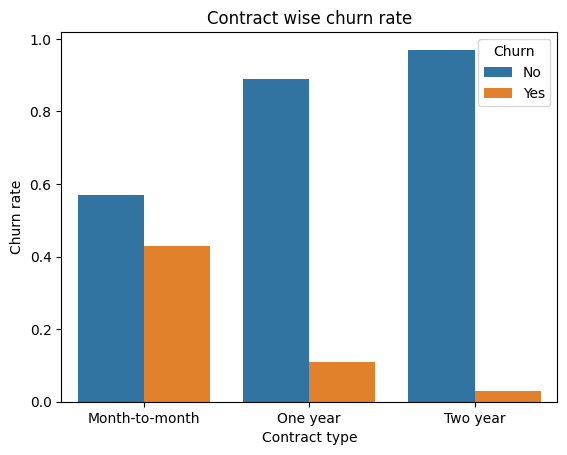
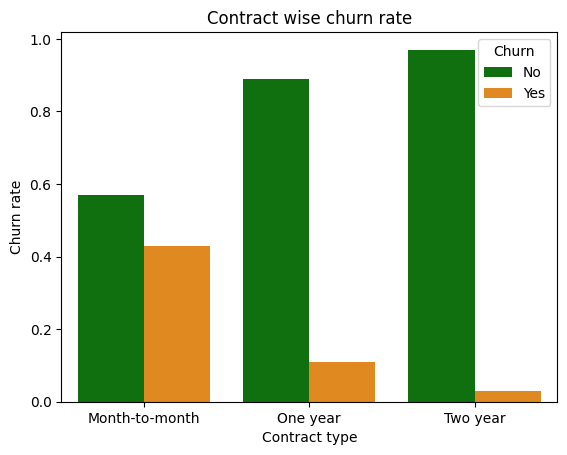
Unified diff of the notebook cell whose output changed from the first chart to the second:
--- before
+++ after
@@ -1,5 +1,5 @@
 ## Visualization
 plt.figure()
-sns.barplot(data=contract_wise_churn_rate, x='Contract', y='proportion', hue='Churn')
+sns.barplot(data=contract_wise_churn_rate, x='Contract', y='proportion', hue='Churn', palette=['green', 'darkorange'] )
 plt.title('Contract wise churn rate')
 plt.xlabel('Contract type')

Commit: modify files